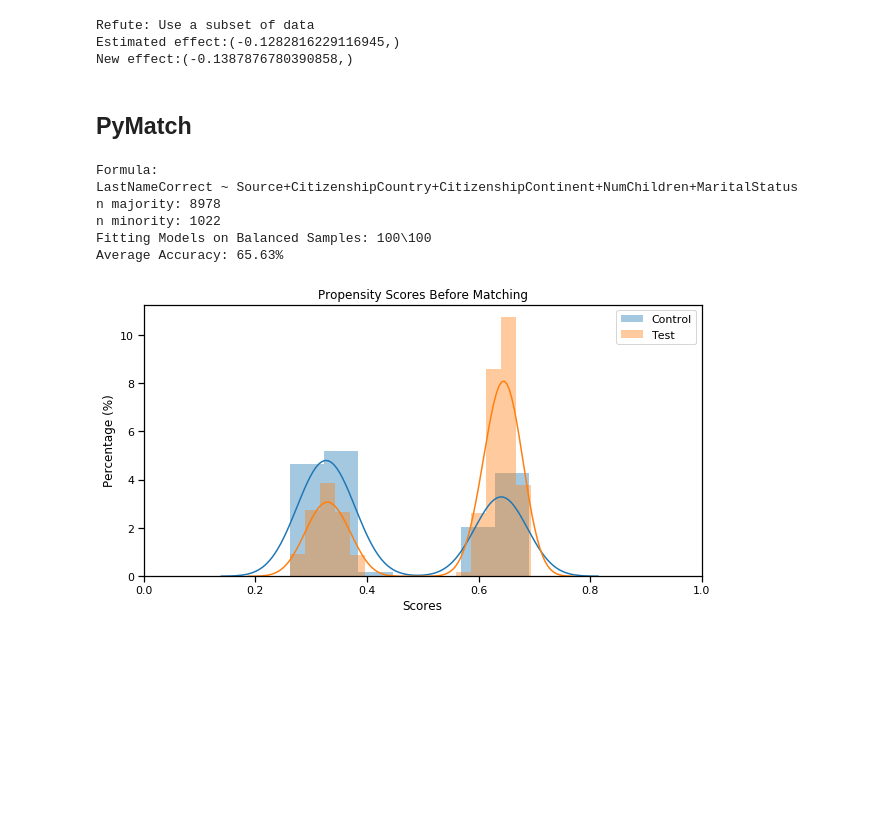
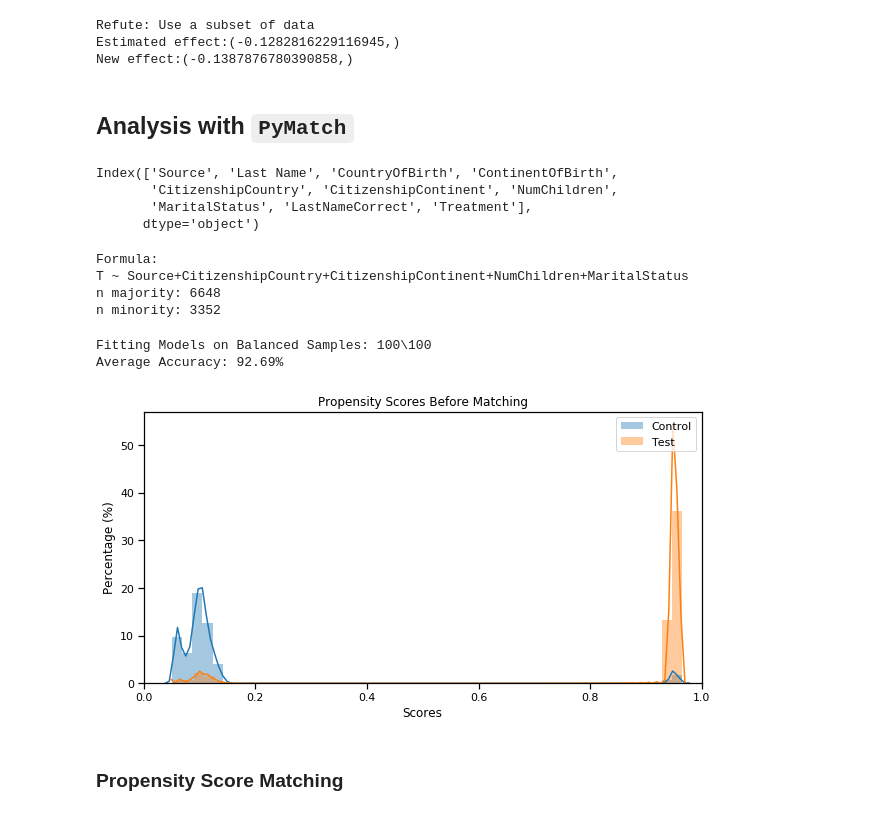
Before and after one commit to gauchm/causal-data-cleaning, a Jupyter notebook: causal-analysis-synthetic.ipynb, the cells around one changed output. Saved outputs shown, nothing was run; the diff lists cells and outputs as text; code cells hidden in the pictures; blank space fills up the shorter version.

Commit message:
Report scaffolding, propensity score stratification WIP

```diff
--- a/causal-analysis-synthetic.ipynb
+++ b/causal-analysis-synthetic.ipynb
@@ -20,16 +20,16 @@ np.random.seed(0)
 TREATMENT = 'ContinentOfBirth'
 #TREATMENT = 'CitizenshipContinent'
 
-TREATMENT_COL = 'Treatment'
-OUTCOME = 'LastNameCorrect'
+OUTCOME_NAME = 'Last Name Correct'
 
-ignore_vars = ['Last Name', OUTCOME, TREATMENT_COL, TREATMENT, 'CountryOfBirth']
+TREATMENT_COL = 'T'
+OUTCOME = 'O'
 # %%
 dataset = pd.read_csv('data/synthetic-dataset-scenario-B.csv')
 # %%
 # Introduce binary treatment column as proposed by Data X-Ray
 dataset[TREATMENT_COL] = dataset[TREATMENT] == 'Asia'
-dataset.rename({'Last Name Correct': OUTCOME}, axis=1, inplace=True)
+dataset.rename({OUTCOME_NAME: OUTCOME}, axis=1, inplace=True)
 dataset.head()
 # %% [output]
 |  | Source | Last Name | CountryOfBirth | ContinentOfBirth | CitizenshipCountry | CitizenshipContinent | ... |
@@ -149,20 +156,32 @@ Refute: Use a subset of data
 Estimated effect:(-0.1282816229116945,)
 New effect:(-0.1387876780390858,)
 # %% [markdown]
-## PyMatch
+## Analysis with `PyMatch`
+# %%
+dataset.columns
+# %% [output]
+Index(['Source', 'Last Name', 'CountryOfBirth', 'ContinentOfBirth',
+       'CitizenshipCountry', 'CitizenshipContinent', 'NumChildren',
+       'MaritalStatus', 'LastNameCorrect', 'Treatment'],
+      dtype='object')
+# %%
+#m = Matcher(dataset[dataset[TREATMENT_COL]], dataset[~dataset[TREATMENT_COL]], yvar=TREATMENT_COL, exclude=['Last Name', 'CitizenshipCountry', 'CitizenshipContinent', OUTCOME])
+m = Matcher(dataset[dataset[TREATMENT_COL]], dataset[~dataset[TREATMENT_COL]], yvar=TREATMENT_COL, exclude=['Last Name', 'CountryOfBirth', 'ContinentOfBirth', OUTCOME])
+# %% [output]
+Formula:
+T ~ Source+CitizenshipCountry+CitizenshipContinent+NumChildren+MaritalStatus
+n majority: 6648
+n minority: 3352
 # %%
-m = Matcher(dataset[dataset[TREATMENT_COL]], dataset[~dataset[TREATMENT_COL]], yvar=OUTCOME, exclude=ignore_vars)
 m.fit_scores(balance=True, nmodels=100)
 m.predict_scores()
 m.plot_scores()
 # %% [output]
-Formula:
-LastNameCorrect ~ Source+CitizenshipCountry+CitizenshipContinent+NumChildren+MaritalStatus
-n majority: 8978
-n minority: 1022
 Fitting Models on Balanced Samples: 100\100
-Average Accuracy: 65.63%
+Average Accuracy: 92.69%
-[figure, old version]
+[figure, new version]
+# %% [markdown]
+### Propensity Score Matching
 # %%
 m.tune_threshold(method='random')
 # %% [output]
```
Also changed, not shown: parts of 18 cells of this notebook, 4 other files.
